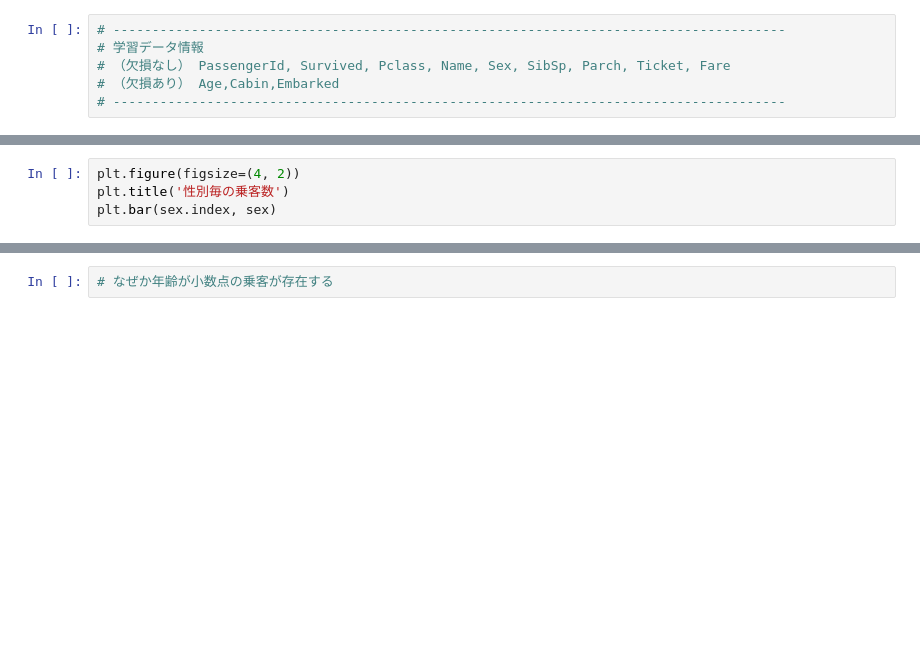
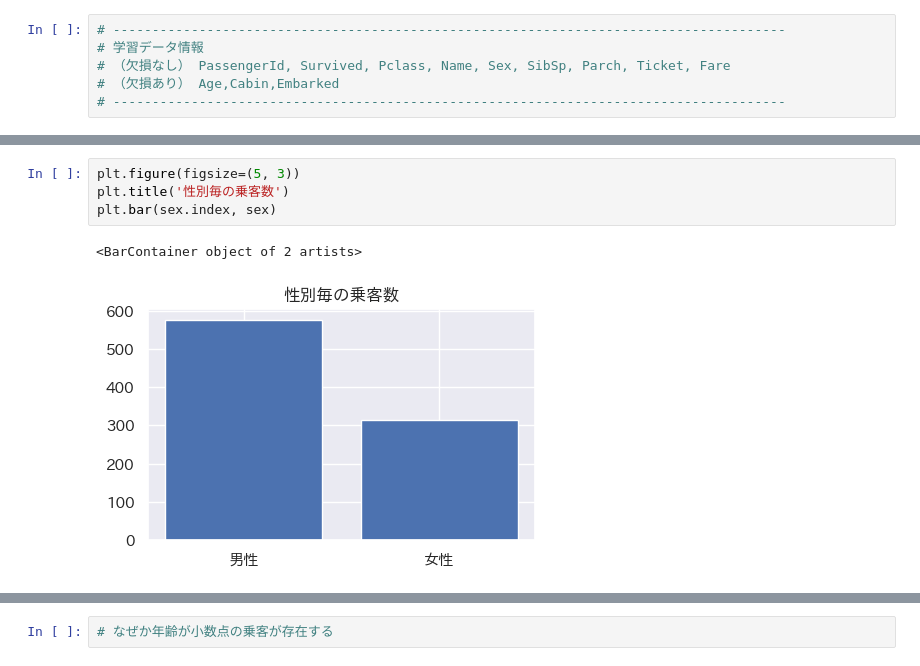
Before and after one commit to kanameg/ml-pipeline, a Jupyter notebook: python/src/tianic_data_view.ipynb, the cells around one changed output, grey strips where cells are left out. Saved outputs shown, nothing was run; the diff lists cells and outputs as text; blank space fills up the shorter version.

```diff
--- a/python/src/tianic_data_view.ipynb
+++ b/python/src/tianic_data_view.ipynb
@@ -68,7 +129,10 @@ print(sex)
 # %%
-plt.figure(figsize=(4, 2))
+plt.figure(figsize=(5, 3))
 plt.title('性別毎の乗客数')
 plt.bar(sex.index, sex)
+# %% [output]
+<BarContainer object of 2 artists>
+[figure, added]
 # %%
 pclass = train['Pclass'].value_counts().sort_index().rename({3:'三等', 2:'二等', 1:'一等'})
 print(pclass)
```
Also changed, not shown: parts of 63 cells of this notebook.
